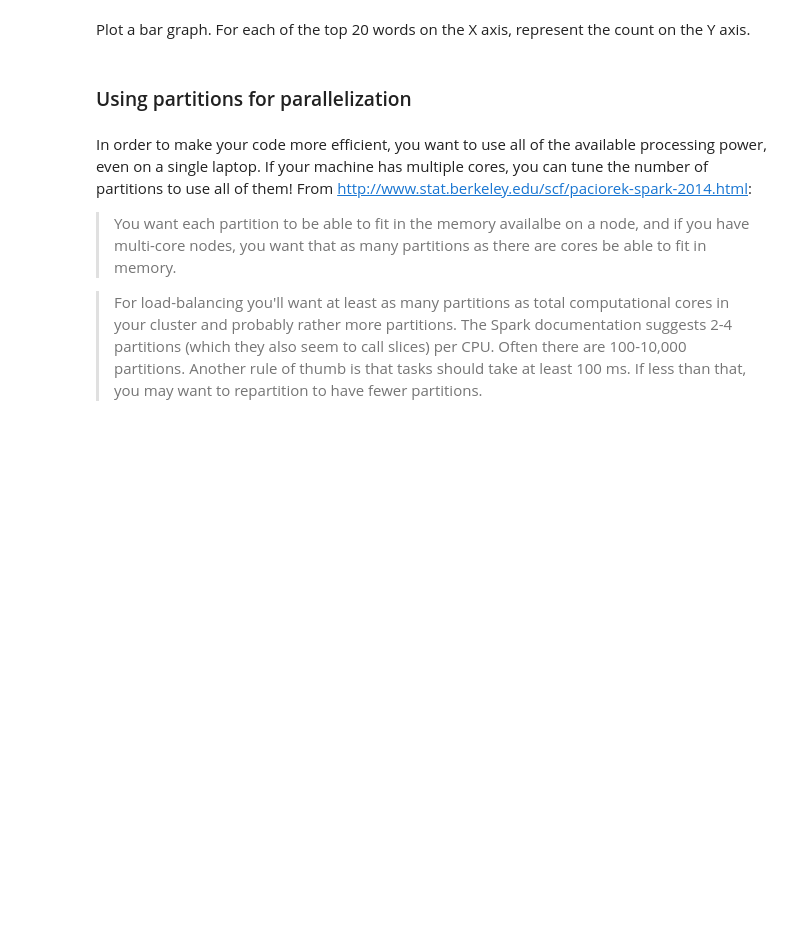
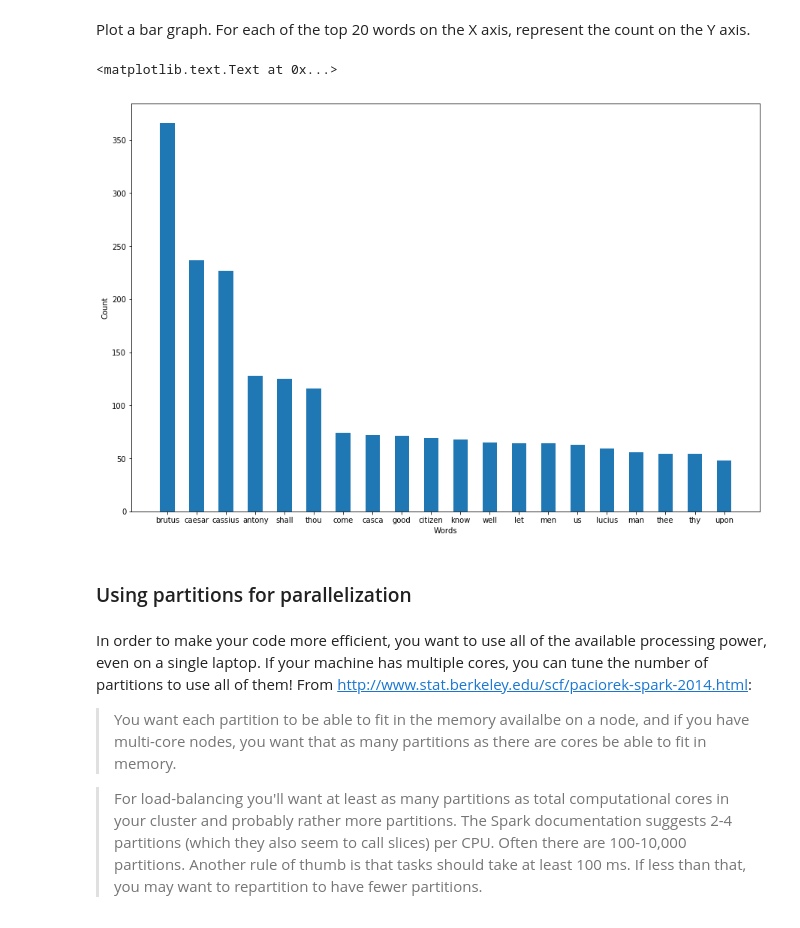
Before and after one commit to Bin-Icarus/SB_MapReduce_with_Spark, a Jupyter notebook: spark/pyspark_exercise.ipynb, the cells around one changed output. Drawn from its saved outputs; the diff is of its cells as text; code cells hidden in the pictures; blank space fills up the shorter version.

Commit message:
update the MapReduce with spark mini project

```diff
--- a/spark/pyspark_exercise.ipynb
+++ b/spark/pyspark_exercise.ipynb
@@ -289,0 +376,5 @@ Now print the first 20 words of Julius Caesar, **after removing all the stopword
+# %%
+# your turn
+from nltk.corpus import stopwords
+filtered = words.filter(lambda x: x not in stopwords.words('english'))
+filtered.take(20)
@@ -293,0 +404,8 @@ Now, use the word counting MapReduce code you've seen before. Count the number o
+# %%
+# your turn
+wordsRDD = sc.parallelize(filtered.collect(), 4)
+wordCounts = (wordsRDD
+                       .map(lambda w: (w, 1))
+                       .reduceByKey(lambda x,y: x+y)
+                       .sortByKey(lambda x:x)
+                       .collect())
@@ -293,0 +416,4 @@ Now, use the word counting MapReduce code you've seen before. Count the number o
+# %%
+sorted_wordCounts = sorted(wordCounts, key=lambda x: x[1],reverse = True)
+top20_wordsCounts = sorted_wordCounts[0:20]
+top20_wordsCounts
@@ -298,3 +443,18 @@ Plot a bar graph. For each of the top 20 words on the X axis, represent the coun
+# %%
+top20_words = list(map(lambda x:x[0],top20_words))
+# %%
+# your turn
+count = map(lambda x:x[1],top20_wordsCounts)
+count_list = np.array(list(count))
+width = 0.5
+plt.figure(figsize=(15,10))
+plt.bar(np.arange(20), height=count_list,width=width)
+plt.xticks(np.arange(20),(top20_words))
+plt.xlabel('Words')
+plt.ylabel('Count')
+# %% [output]
+<matplotlib.text.Text at 0x...>
+[figure, added]
 # %% [markdown]
 ### Using partitions for parallelization
 # %% [markdown]
```
Also changed, not shown: parts of 50 cells of this notebook.
